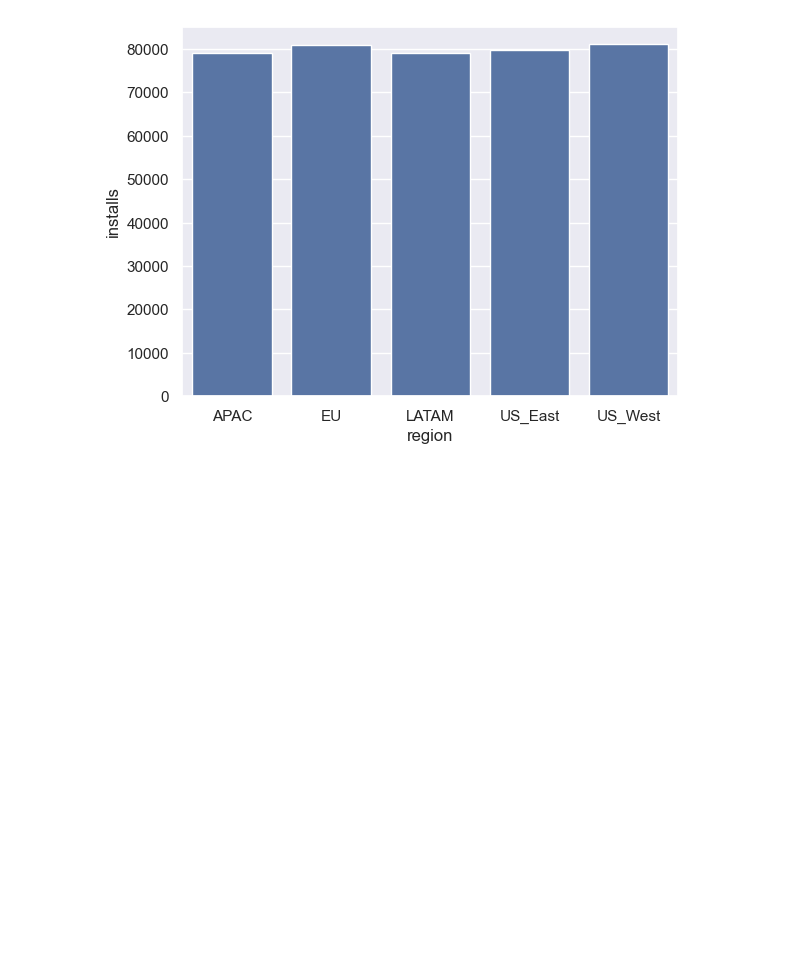
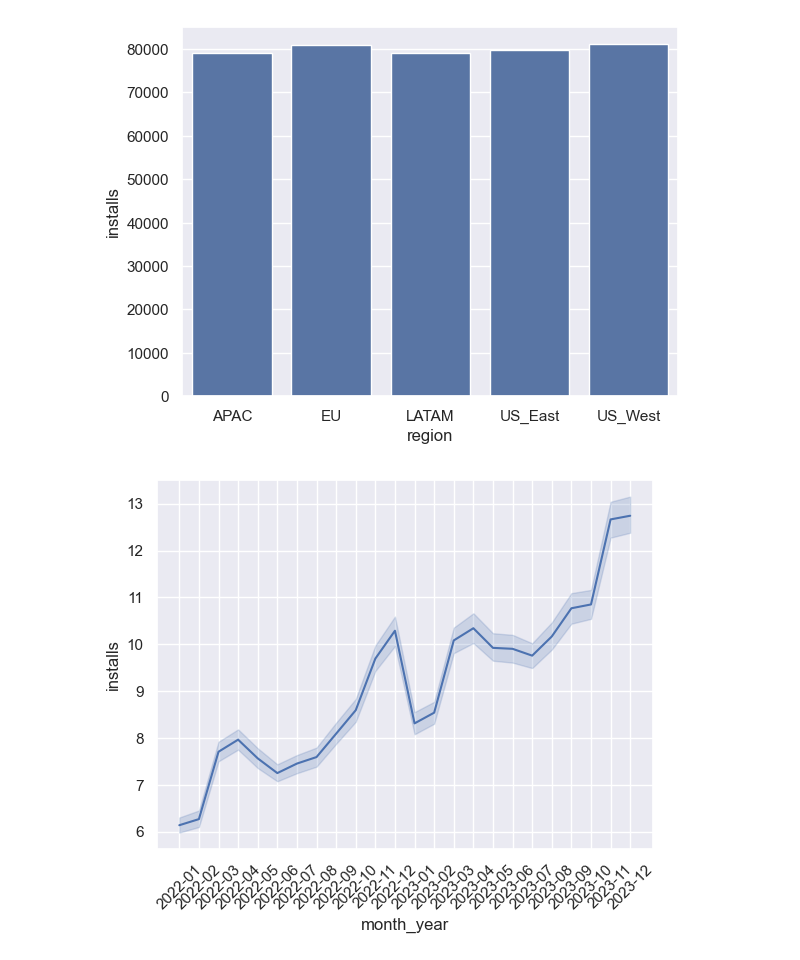
Before and after one commit to rakeshtparayil/marketing_analytics, a Jupyter notebook: marketing_new.ipynb, the cells around one changed output. Drawn from its saved outputs; the diff is of its cells as text; code cells hidden in the pictures; blank space fills up the shorter version.

Commit message:
new_graphs

```diff
--- a/marketing_new.ipynb
+++ b/marketing_new.ipynb
@@ -401,3 +401,15 @@ sns.plt.show()
 # %% [output]
 AttributeError: module 'seaborn' has no attribute 'plt'
 [figure]
+# %%
+sns.set_theme(style="darkgrid")
+
+# Create a bar plot
+g = sns.lineplot(data=mktg, x='month_year', y='installs')
+# Rotate the x-axis labels by 45 degrees
+g.set_xticklabels(g.get_xticklabels(), rotation=45)
+
+# Show the plot
+plt.show()
+# %% [output]
+[figure, added]
```
Also changed, not shown: parts of 1 cell of this notebook.
